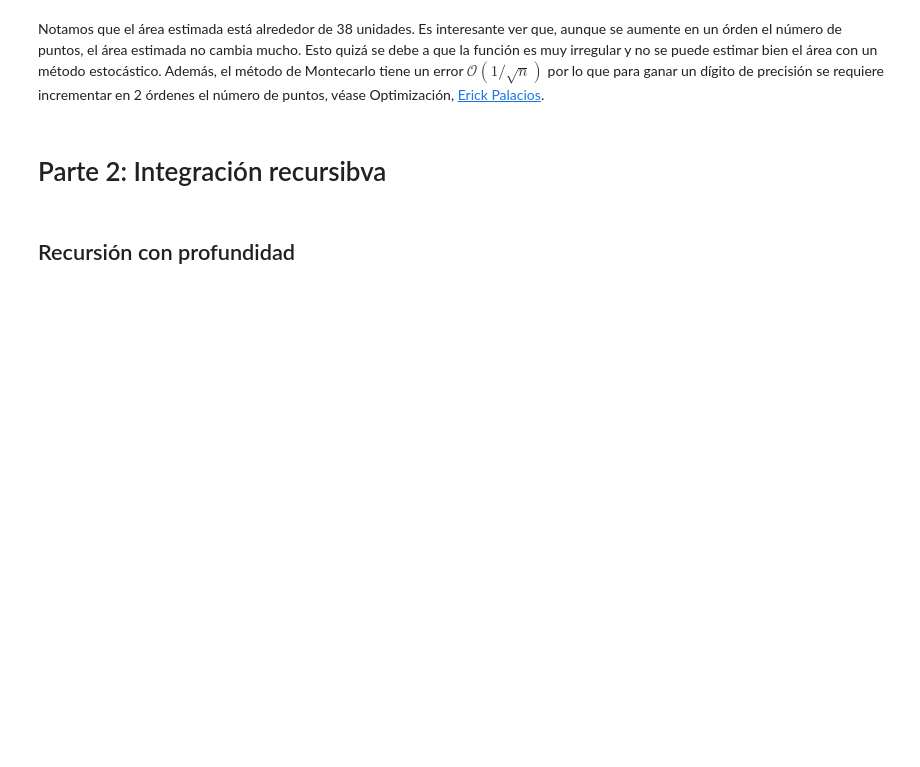
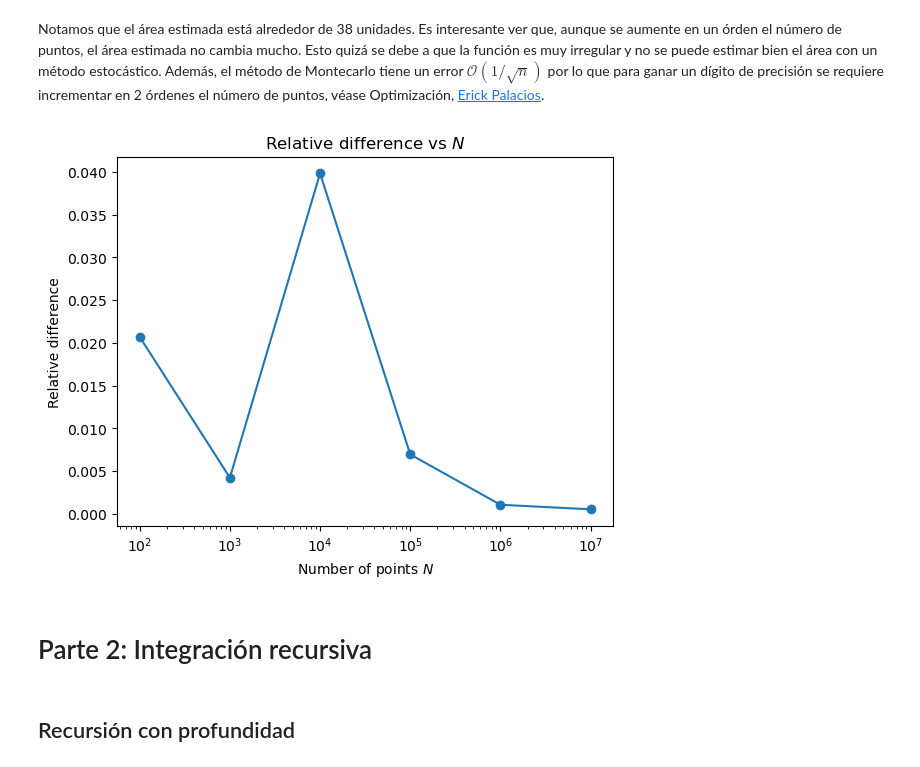
Before and after one commit to romanAVJ/optimization-methods-mds-itam, a Jupyter notebook: practices/practice1_opti_romanavj.ipynb, the cells around one changed output. Cells and saved outputs as stored; diff of their text form; code cells hidden in the pictures; blank space fills up the shorter version.

```diff
--- a/practices/practice1_opti_romanavj.ipynb
+++ b/practices/practice1_opti_romanavj.ipynb
@@ -107,8 +125,23 @@ plt.show()
 [figure]
 # %% [markdown]
 Notamos que el área estimada está alrededor de 38 unidades. Es interesante ver que, aunque se aumente en un órden el número de puntos, el área estimada no cambia mucho. Esto quizá se debe a que la función es muy irregular y no se puede estimar bien el área con un método estocástico. Además, el método de Montecarlo tiene un error $\mathcal{O}(1/\sqrt{n})$ por lo que para ganar un dígito de precisión se requiere incrementar en 2 órdenes el número de puntos, véase Optimización, [Erick Palacios](!https://itam-ds.github.io/analisis-numerico-computo-cientifico/1.computo_cientifico/1.7/Integracion_numerica.html).
+# %%
+# get the relative difference between areas (lagged)
+diff = np.abs(np.diff(areas)/areas[:-1])
+diff
+
+# plot the relative difference
+plt.plot(N[:-1], diff)
+plt.scatter(N[:-1], diff)
+plt.xscale("log")
+plt.xlabel("Number of points $N$")
+plt.ylabel("Relative difference")
+plt.title("Relative difference vs $N$")
+plt.show()
+# %% [output]
+[figure, added]
 # %% [markdown]
-# Parte 2: Integración recursibva
+# Parte 2: Integración recursiva
 # %%
 def grid_division(lp_range, h=2):
     # generate grids for a given range
```
Also changed, not shown: parts of 11 cells of this notebook, 13 other files.
